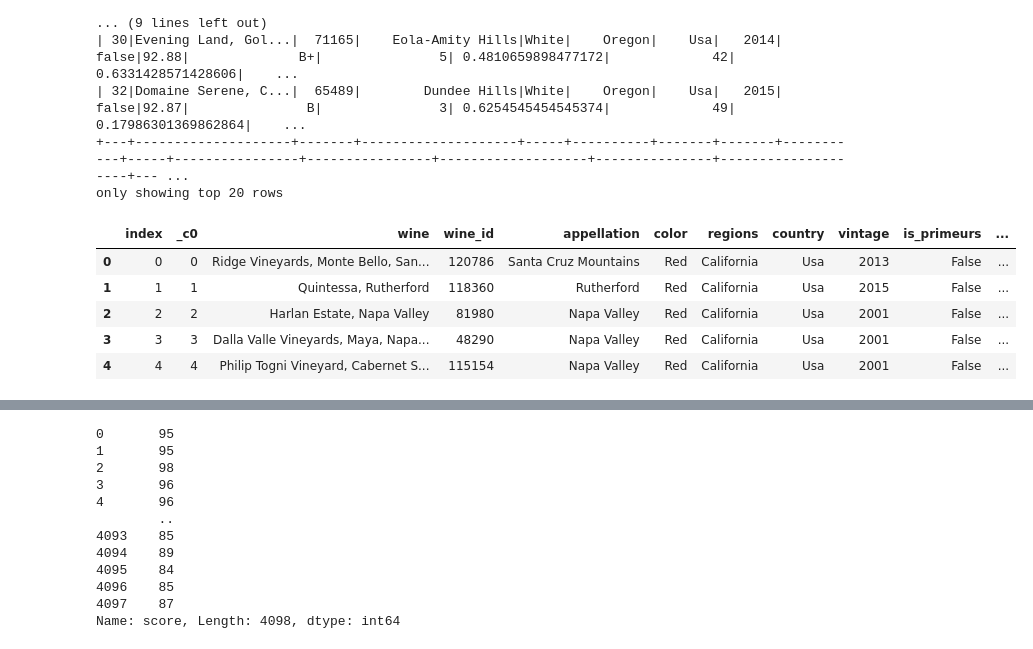
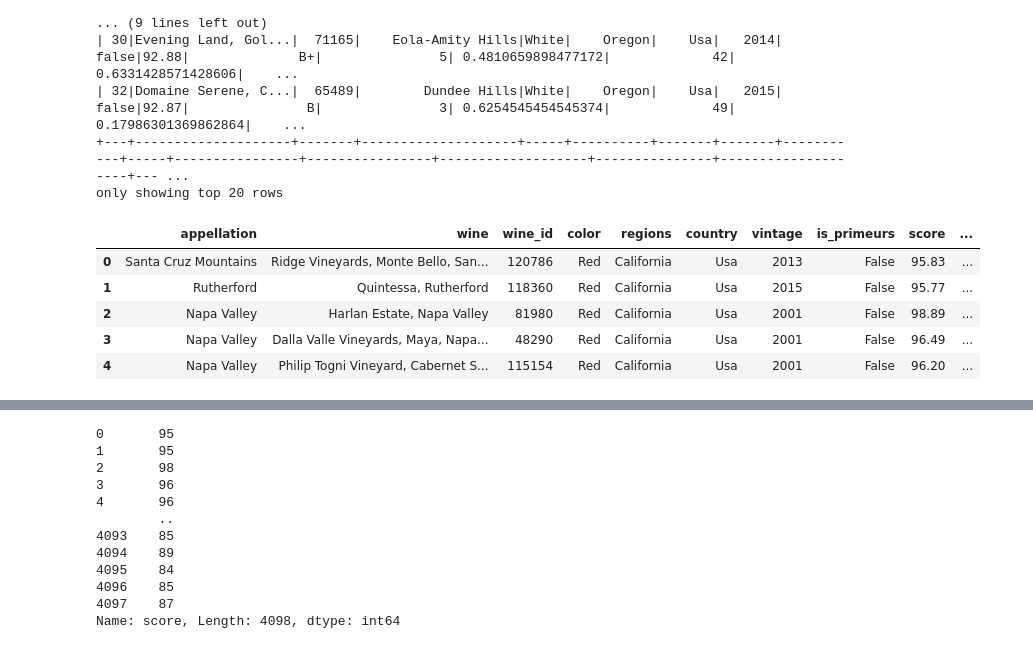
Before and after one commit to ndxn/Partners-in-Wine, a Jupyter notebook: WineML.ipynb, the cells around one changed output, grey strips where cells are left out. Cells and saved outputs as stored; diff of their text form; code cells hidden in the pictures.

```diff
--- a/WineML.ipynb
+++ b/WineML.ipynb
@@ -298,12 +294,12 @@ White_wine_table_df.show()
 only showing top 20 rows
 # %%
 #Read red wine sql table into a dataframe
-Red_Wine_ML_df = pd.read_sql_table('red_table', 'postgresql://postgres:postgres@database-1.cslpjur96f9r.us-east-2.rds.amazonaws.com:5432')
+Red_Wine_ML_df = pd.read_sql_table('red_soil_table', 'postgresql://postgres:postgres@database-1.cslpjur96f9r.us-east-2.rds.amazonaws.com:5432')
 Red_Wine_ML_df.head()
 # %% [output]
-|  | index | _c0 | wine | wine_id | appellation | color | regions | country | vintage | is_primeurs | ... |
-| 0 | 0 | 0 | Ridge Vineyards, Monte Bello, San... | 120786 | Santa Cruz Mountains | Red | California | Usa | 2013 | False | ... |
-| 1 | 1 | 1 | Quintessa, Rutherford | 118360 | Rutherford | Red | California | Usa | 2015 | False | ... |
-| 2 | 2 | 2 | Harlan Estate, Napa Valley | 81980 | Napa Valley | Red | California | Usa | 2001 | False | ... |
-| 3 | 3 | 3 | Dalla Valle Vineyards, Maya, Napa... | 48290 | Napa Valley | Red | California | Usa | 2001 | False | ... |
-| 4 | 4 | 4 | Philip Togni Vineyard, Cabernet S... | 115154 | Napa Valley | Red | California | Usa | 2001 | False | ... |
+|  | appellation | wine | wine_id | color | regions | country | vintage | is_primeurs | score | ... |
+| 0 | Santa Cruz Mountains | Ridge Vineyards, Monte Bello, San... | 120786 | Red | California | Usa | 2013 | False | 95.83 | ... |
+| 1 | Rutherford | Quintessa, Rutherford | 118360 | Red | California | Usa | 2015 | False | 95.77 | ... |
+| 2 | Napa Valley | Harlan Estate, Napa Valley | 81980 | Red | California | Usa | 2001 | False | 98.89 | ... |
+| 3 | Napa Valley | Dalla Valle Vineyards, Maya, Napa... | 48290 | Red | California | Usa | 2001 | False | 96.49 | ... |
+| 4 | Napa Valley | Philip Togni Vineyard, Cabernet S... | 115154 | Red | California | Usa | 2001 | False | 96.20 | ... |
```
Also changed, not shown: parts of 15 cells of this notebook.
